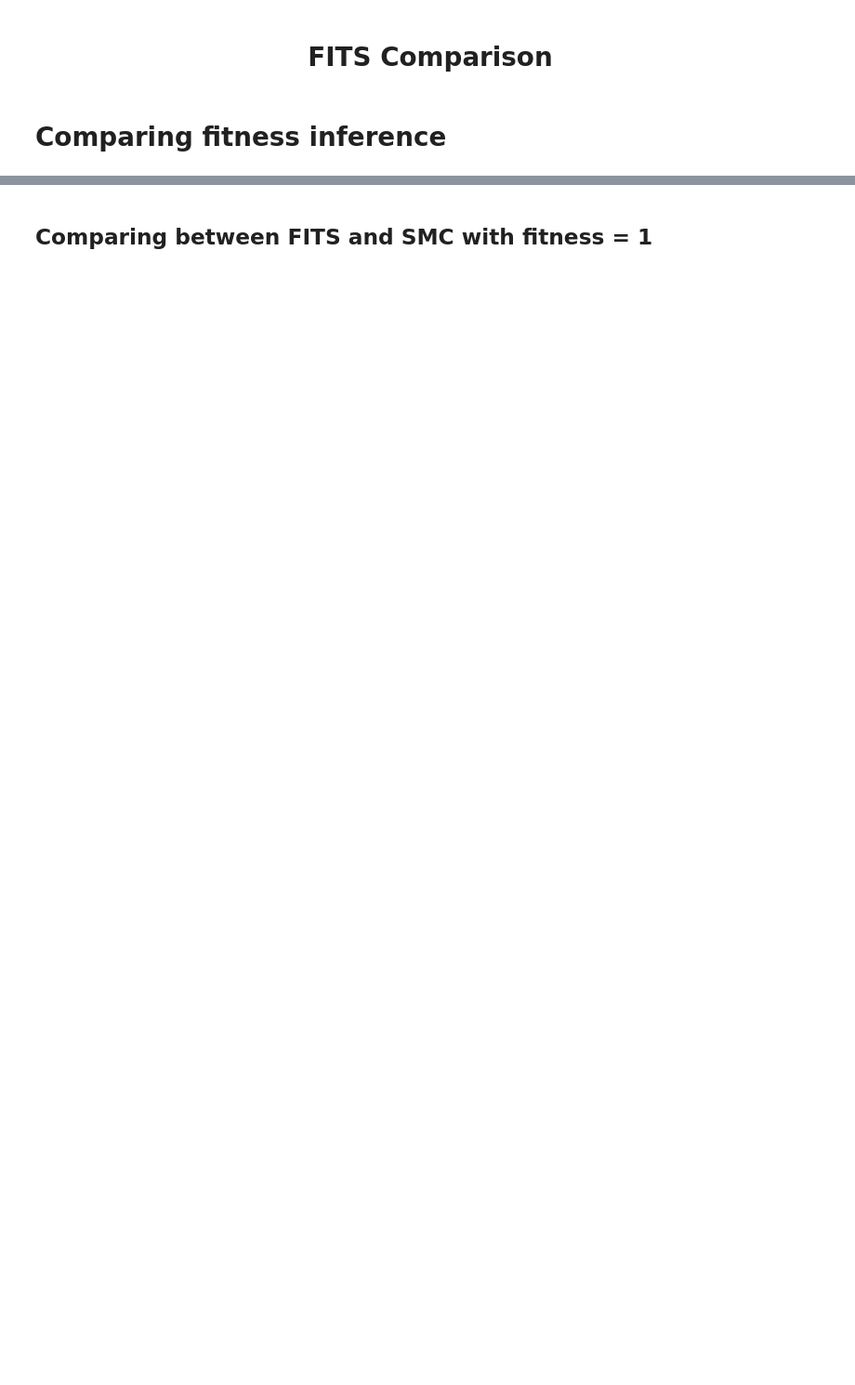
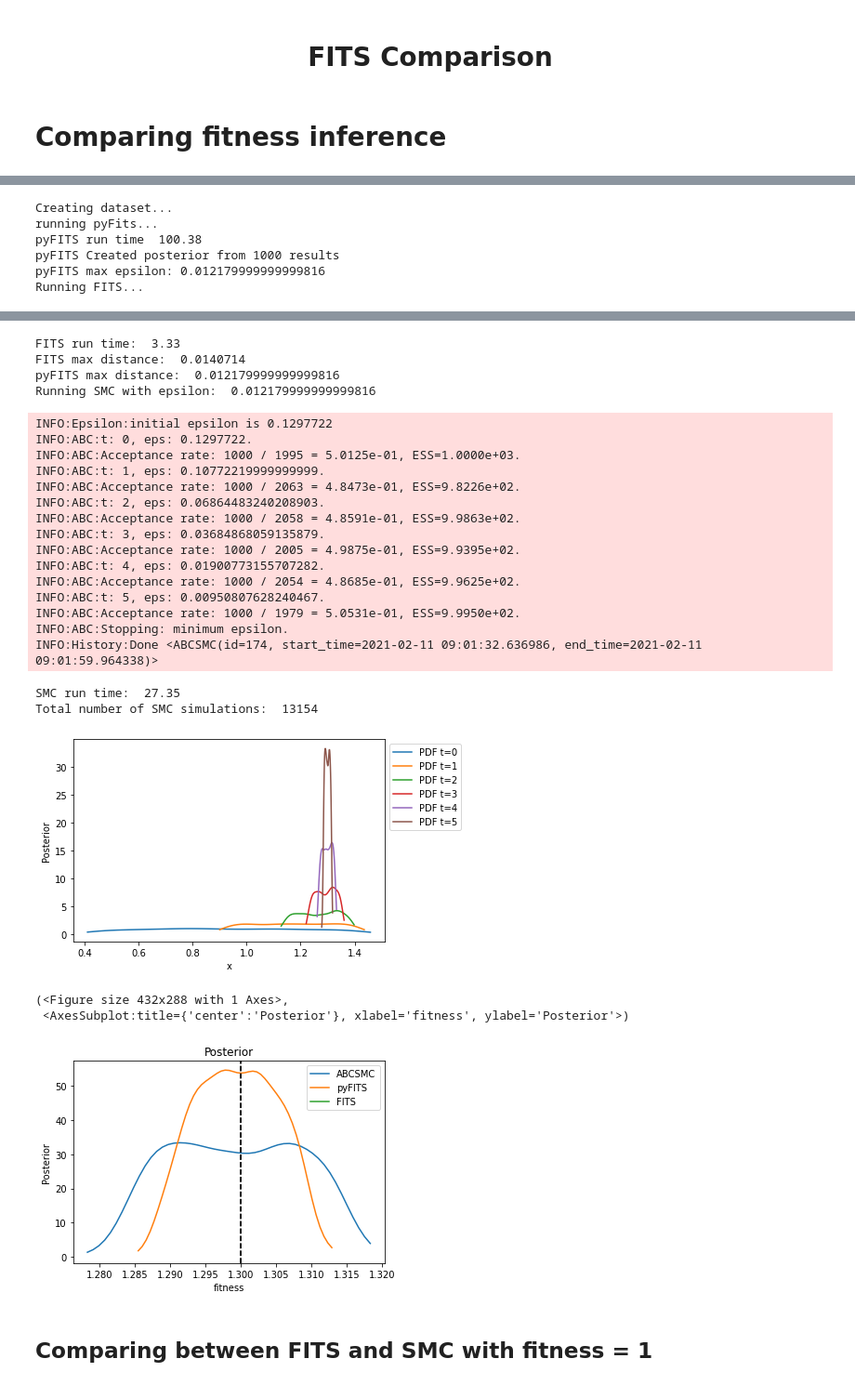
Before and after one commit to theitush/mutation-rate, a Jupyter notebook: data simulations/FITS_comparison.ipynb, the cells around one changed output, grey strips where cells are left out. Shown: that part at 93% size. Saved outputs shown, nothing was run; the diff lists cells and outputs as text; code cells hidden in the pictures; blank space fills up the shorter version.

```diff
--- a/data simulations/FITS_comparison.ipynb
+++ b/data simulations/FITS_comparison.ipynb
@@ -376,0 +381,9 @@ Total number of SMC simulations:  14970
+# %%
+compare_fitness_inference(1.3)
+# %% [output]
+Creating dataset...
+running pyFits...
+pyFITS run time  100.38
+pyFITS Created posterior from 1000 results
+pyFITS max epsilon: 0.012179999999999816
+Running FITS...
@@ -377,3 +392,28 @@ Total number of SMC simulations:  14970
+FITS run time:  3.33
+FITS max distance:  0.0140714
+pyFITS max distance:  0.012179999999999816
+Running SMC with epsilon:  0.012179999999999816
+INFO:Epsilon:initial epsilon is 0.1297722
+INFO:ABC:t: 0, eps: 0.1297722.
+INFO:ABC:Acceptance rate: 1000 / 1995 = 5.0125e-01, ESS=1.0000e+03.
+INFO:ABC:t: 1, eps: 0.10772219999999999.
+INFO:ABC:Acceptance rate: 1000 / 2063 = 4.8473e-01, ESS=9.8226e+02.
+INFO:ABC:t: 2, eps: 0.06864483240208903.
+INFO:ABC:Acceptance rate: 1000 / 2058 = 4.8591e-01, ESS=9.9863e+02.
+INFO:ABC:t: 3, eps: 0.03684868059135879.
+INFO:ABC:Acceptance rate: 1000 / 2005 = 4.9875e-01, ESS=9.9395e+02.
+INFO:ABC:t: 4, eps: 0.01900773155707282.
+INFO:ABC:Acceptance rate: 1000 / 2054 = 4.8685e-01, ESS=9.9625e+02.
+INFO:ABC:t: 5, eps: 0.00950807628240467.
+INFO:ABC:Acceptance rate: 1000 / 1979 = 5.0531e-01, ESS=9.9950e+02.
+INFO:ABC:Stopping: minimum epsilon.
+INFO:History:Done <ABCSMC(id=174, start_time=2021-02-11 09:01:32.636986, end_time=2021-02-11 09:01:59.964338)>
+SMC run time:  27.35
+Total number of SMC simulations:  13154
+[figure, added]
+(<Figure size 432x288 with 1 Axes>,
+ <AxesSubplot:title={'center':'Posterior'}, xlabel='fitness', ylabel='Posterior'>)
+[figure, added]
 # %% [markdown]
 ## Comparing between FITS and SMC with fitness = 1
 # %%
```
Also changed, not shown: parts of 15 cells of this notebook.
